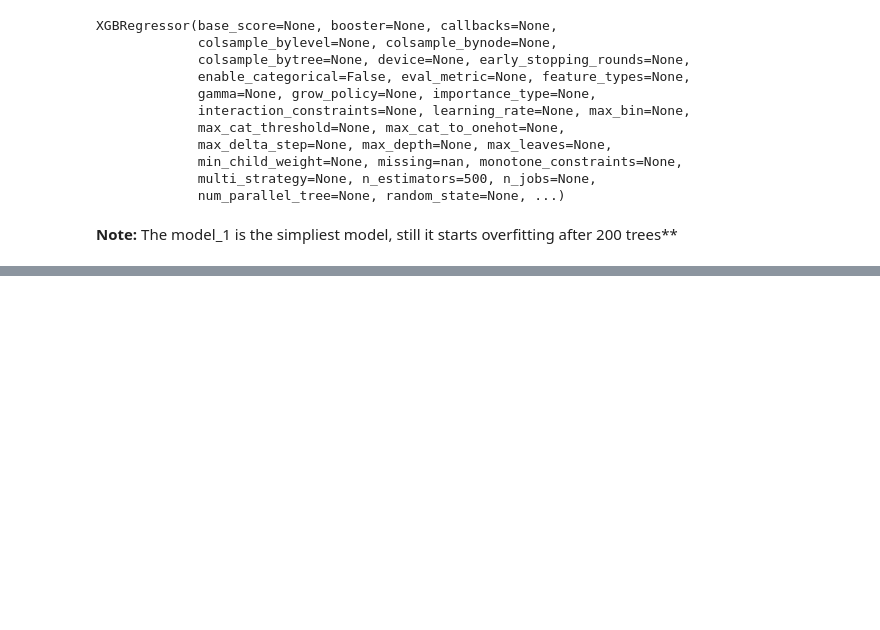
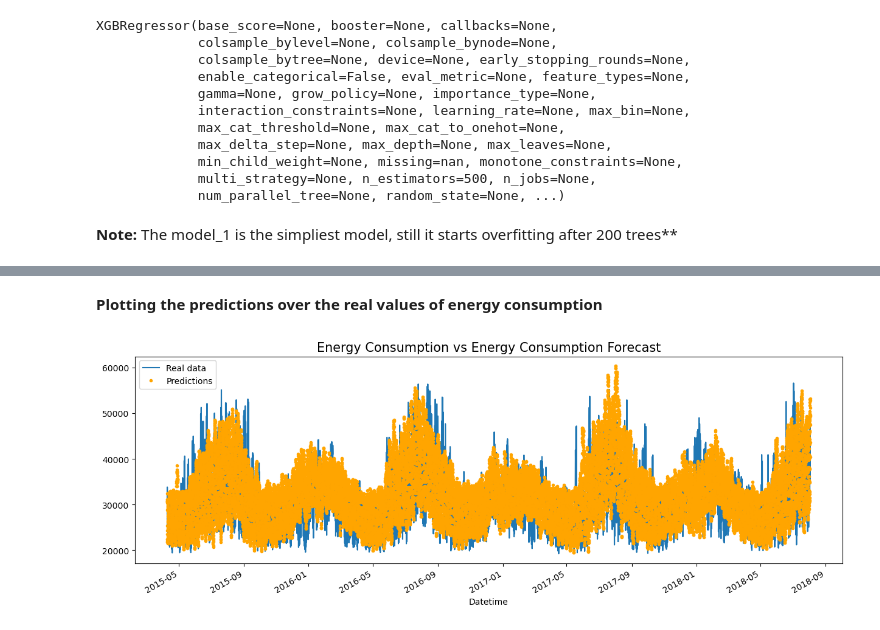
Before and after one commit to YarosInter/Time-Series-XGBoost-Energy-Consumption, a Jupyter notebook: XGBoost_Energy_Consumption_Forecast.ipynb, the cells around one changed output, grey strips where cells are left out. Saved outputs shown, nothing was run; the diff lists cells and outputs as text; code cells hidden in the pictures; blank space fills up the shorter version.

```diff
--- a/XGBoost_Energy_Consumption_Forecast.ipynb
+++ b/XGBoost_Energy_Consumption_Forecast.ipynb
@@ -359,0 +362,4 @@ XGBRegressor(base_score=None, booster=None, callbacks=None,
+# %%
+pred_1 = model_1.predict(X_test)
+pred_1 = pd.DataFrame(pred_1, index=X_test.index, columns=["predictions"])
+pred_1
@@ -359,0 +383,3 @@ XGBRegressor(base_score=None, booster=None, callbacks=None,
+# %%
+df2 = pd.DataFrame(y_test).merge(pred_1, how="left", left_index=True, right_index=True)
+df2
@@ -359,0 +401,10 @@ XGBRegressor(base_score=None, booster=None, callbacks=None,
+# %% [markdown]
+**Plotting the predictions over the real values of energy consumption**
+# %%
+ax = df2["PJME_MW"].plot(figsize=(15, 5))
+df2["predictions"].plot(ax=ax, style=".", color="orange")
+ax.set_title("Energy Consumption vs Energy Consumption Forecast", fontsize=15)
+plt.legend(["Real data", "Predictions"])
+plt.show()
+# %% [output]
+[figure, added]
```
Also changed, not shown: parts of 6 cells of this notebook.
